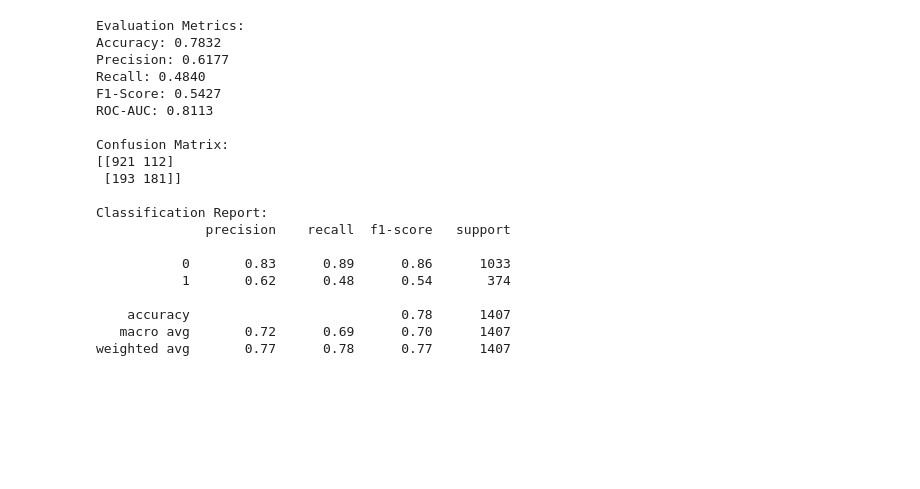
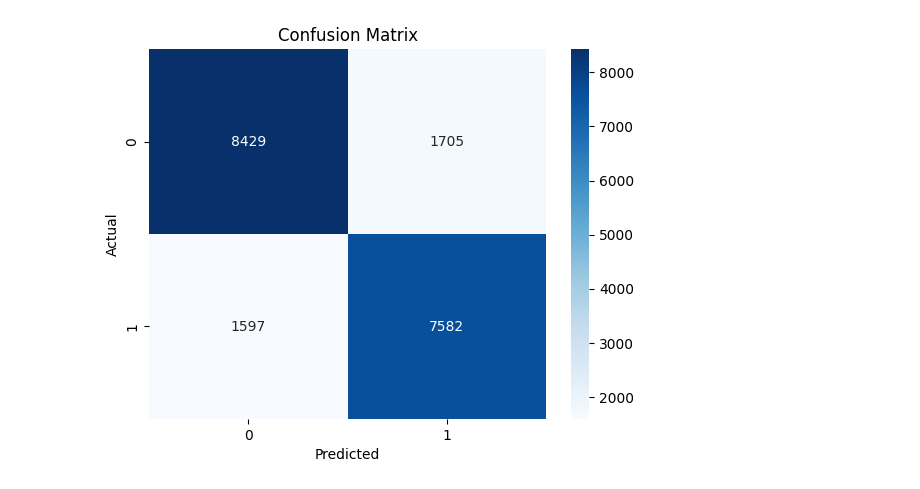
Before and after one commit to tanmaychikhale/MachineLearning, a Jupyter notebook: Practical_3.ipynb, the cells around one changed output. Drawn from its saved outputs; the diff is of its cells as text; code cells hidden in the pictures; blank space fills up the shorter version.

```diff
--- a/Practical_3.ipynb
+++ b/Practical_3.ipynb
@@ -54 +42,32 @@ y_prob = clf.predict_proba(X_test)[:, 1]
+# %%
+# Preprocessing
+# Handle missing values
+numeric_cols = data.select_dtypes(include=["number"]).columns
+data[numeric_cols] = data[numeric_cols].fillna(data[numeric_cols].median())
+
+categorical_cols = data.select_dtypes(include=["object"]).columns
+data[categorical_cols] = data[categorical_cols].fillna(data[categorical_cols].mode().iloc[0])
+# %%
+# Encode categorical variables
+data = pd.get_dummies(data, columns=["Gender", "Subscription Type", "Contract Length"], drop_first=True)
+# %%
+# Drop irrelevant columns
+X = data.drop(["Churn", "CustomerID"], axis=1)
+y = data["Churn"]
+
+# Split into training and testing sets
+X_train, X_test, y_train, y_test = train_test_split(X, y, test_size=0.3, random_state=42)
+
+# Standardize features
+scaler = StandardScaler()
+X_train = scaler.fit_transform(X_train)
+X_test = scaler.transform(X_test)
+# %%
+# Train a classification model
+model = LogisticRegression(random_state=42)
+model.fit(X_train, y_train)
+
+# Predictions
+y_pred = model.predict(X_test)
+y_pred_proba = model.predict_proba(X_test)[:, 1]
 # %%
@@ -62,33 +93,10 @@ conf_matrix = confusion_matrix(y_test, y_pred)
-# %%
-print("Evaluation Metrics:")
-print(f"Accuracy: {accuracy:.4f}")
-print(f"Precision: {precision:.4f}")
-print(f"Recall: {recall:.4f}")
-print(f"F1-Score: {f1:.4f}")
-print(f"ROC-AUC: {roc_auc:.4f}")
-print("\nConfusion Matrix:")
-print(conf_matrix)
-
-print("\nClassification Report:")
-print(classification_report(y_test, y_pred))
-# %% [output]
-Evaluation Metrics:
-Accuracy: 0.7832
-Precision: 0.6177
-Recall: 0.4840
-F1-Score: 0.5427
-ROC-AUC: 0.8113
-
-Confusion Matrix:
-[[921 112]
- [193 181]]
-
-Classification Report:
-              precision    recall  f1-score   support
-
-           0       0.83      0.89      0.86      1033
-           1       0.62      0.48      0.54       374
-
-    accuracy                           0.78      1407
-   macro avg       0.72      0.69      0.70      1407
-weighted avg       0.77      0.78      0.77      1407
+# %%
+# Confusion Matrix
+cm = confusion_matrix(y_test, y_pred)
+sns.heatmap(cm, annot=True, fmt="d", cmap="Blues")
+plt.title("Confusion Matrix")
+plt.xlabel("Predicted")
+plt.ylabel("Actual")
+plt.show()
+# %% [output]
+[figure, added]
```
Also changed, not shown: parts of 16 cells of this notebook.
